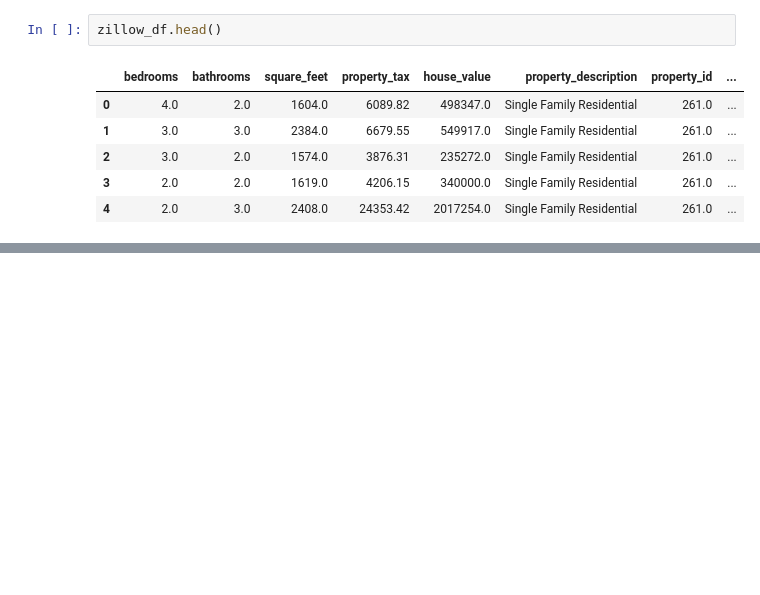
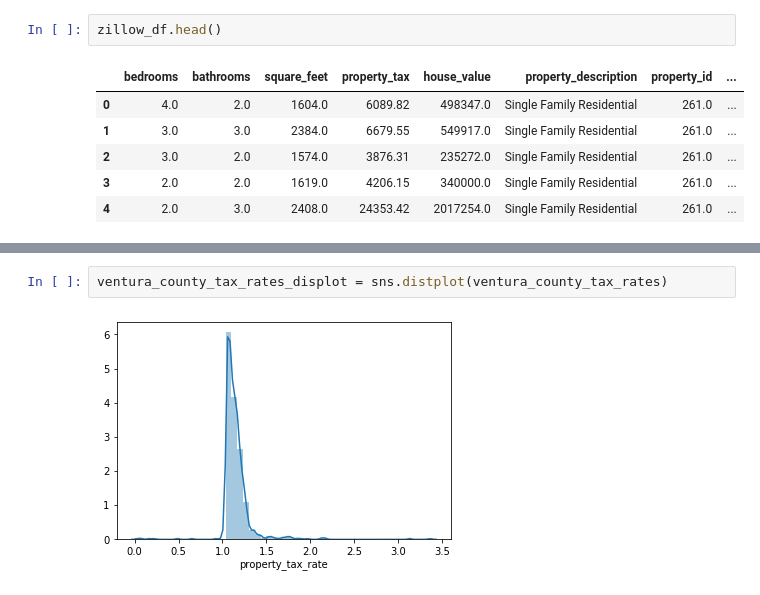
Before and after one commit to Jeff-Hutchins/zillow-project, a Jupyter notebook: zillow_project.ipynb, the cells around one changed output, grey strips where cells are left out. Saved outputs shown, nothing was run; the diff lists cells and outputs as text; blank space fills up the shorter version.

```diff
--- a/zillow_project.ipynb
+++ b/zillow_project.ipynb
@@ -64,0 +48,4 @@ Name: fips, Length: 16004, dtype: bool
+# %%
+ventura_county_tax_rates_displot = sns.distplot(ventura_county_tax_rates)
+# %% [output]
+[figure, added]
```
Also changed, not shown: parts of 6 cells of this notebook.
